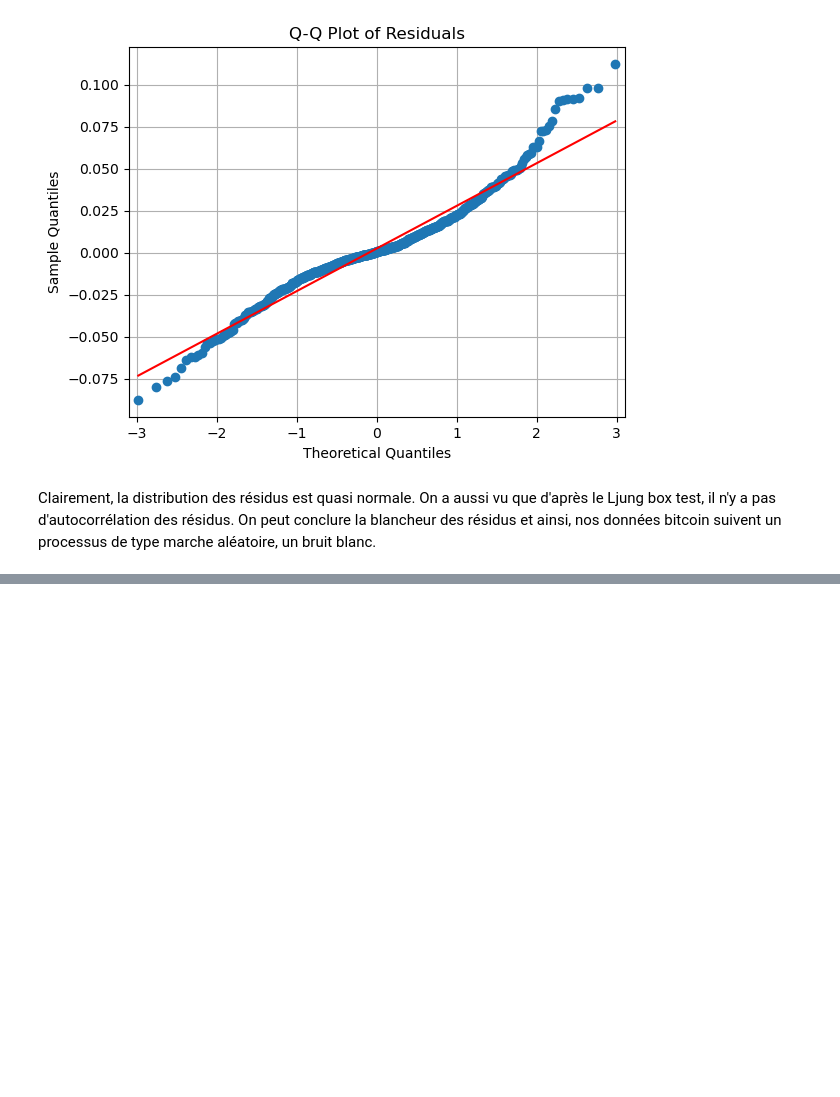
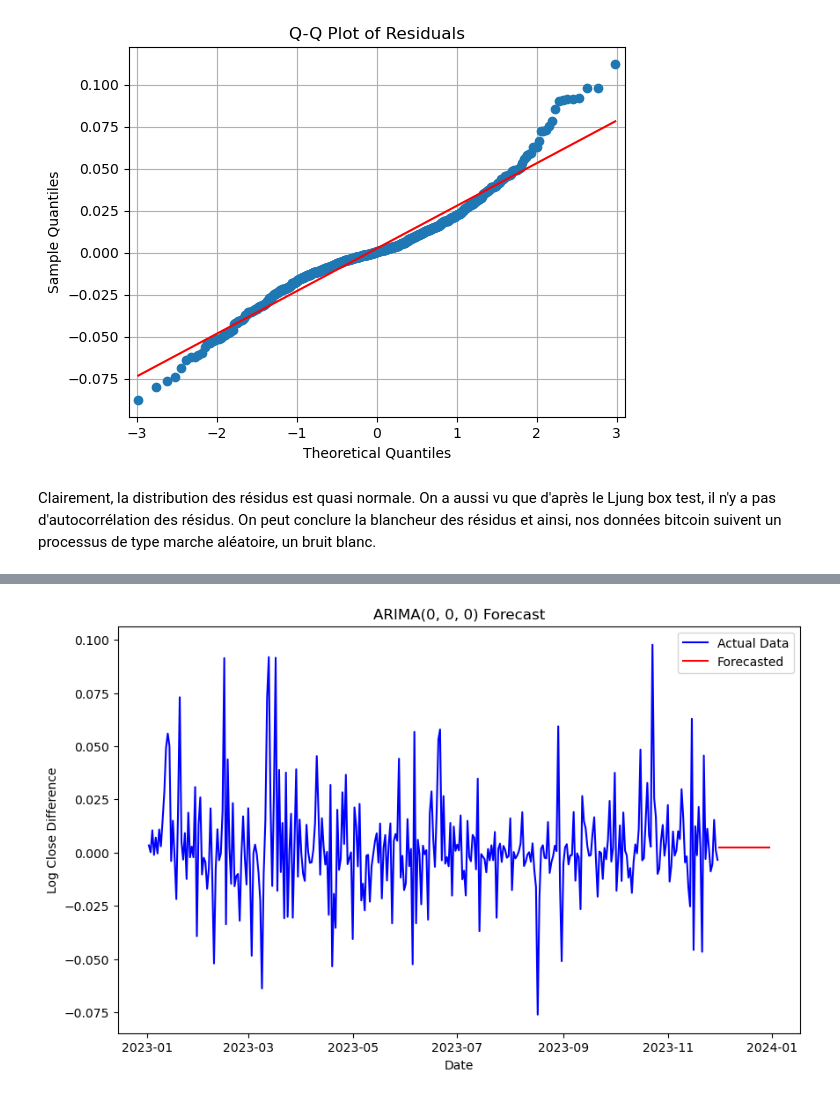
Before and after one commit to willyafalin/cryptocurrency_prediction, a Jupyter notebook: arma.ipynb, the cells around one changed output, grey strips where cells are left out. Cells and saved outputs as stored; diff of their text form; code cells hidden in the pictures; blank space fills up the shorter version.

```diff
--- a/arma.ipynb
+++ b/arma.ipynb
@@ -310,3 +310,9 @@ plt.show()
 Clairement, la distribution des résidus est quasi normale. On a aussi vu que d'après le Ljung box test, il n'y a pas d'autocorrélation des résidus. On peut conclure la blancheur des résidus et ainsi, nos données bitcoin suivent un processus de type marche aléatoire, un bruit blanc.
 # %%
 # 5. Prediction (facultative)
+# %%
+import pandas as pd
+import numpy as np
+
+data = pd.read_csv('BTCUSDT_daily_2023.csv')
+data['log_close_diff'] = np.log(data['close']).diff()
@@ -312,0 +351,6 @@ Clairement, la distribution des résidus est quasi normale. On a aussi vu que d'
+# %%
+# Specify the start date for modeling (example: '2023-06-01')
+start_date = '2023-11-30'
+
+# Filter data starting from the specified date
+series = series[series.index <= start_date]
@@ -312,0 +382,11 @@ Clairement, la distribution des résidus est quasi normale. On a aussi vu que d'
+# %%
+from statsmodels.tsa.arima.model import ARIMA
+
+# ARIMA model parameters
+p = 0
+d = 0
+q = 0
+
+# Fit ARIMA model with the specified order
+model = ARIMA(series, order=(p, d, q), enforce_invertibility=False, enforce_stationarity=False)
+model_fit = model.fit()
@@ -312,0 +413,16 @@ Clairement, la distribution des résidus est quasi normale. On a aussi vu que d'
+# %%
+forecast_steps = 30  # Forecast for the next 30 days
+forecast = model_fit.forecast(steps=forecast_steps)
+forecast_index = pd.date_range(start=series.index[-1] + pd.Timedelta(days=1), periods=forecast_steps, freq='D')
+
+# Plot the forecasted values
+plt.figure(figsize=(10, 6))
+plt.plot(series.index, series, label='Actual Data', color='blue')
+plt.plot(forecast_index, forecast, label='Forecasted', color='red')
+plt.title("ARIMA(0, 0, 0) Forecast")
+plt.xlabel('Date')
+plt.ylabel('Log Close Difference')
+plt.legend()
+plt.show()
+# %% [output]
+[figure, added]
```
Also changed, not shown: parts of 10 cells of this notebook.
